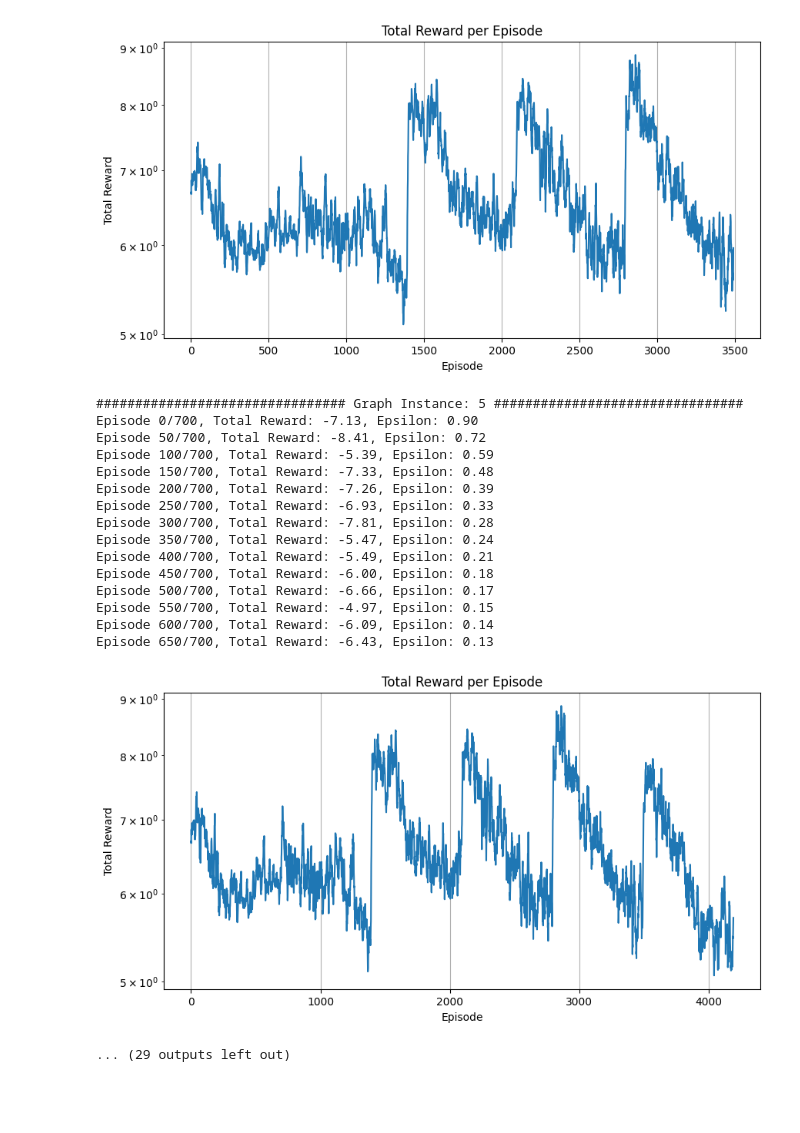
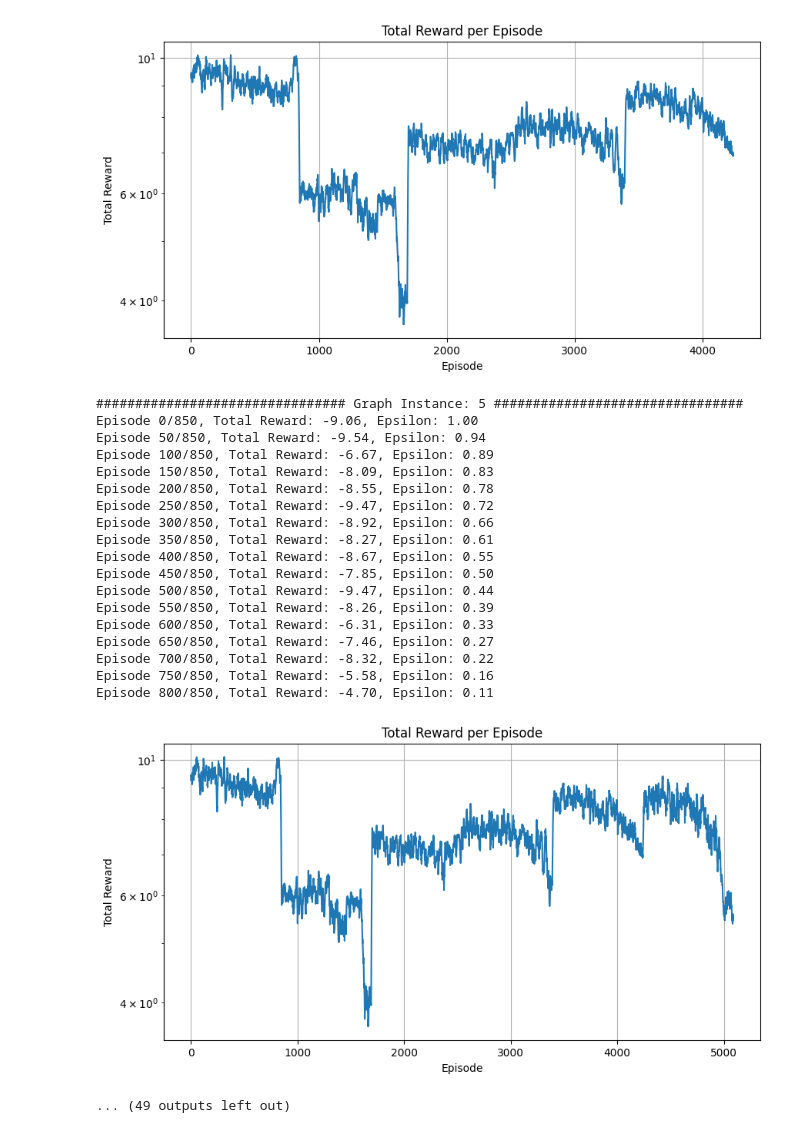
Before and after one commit to adamj34/neural_nets_AK, a Jupyter notebook: tsp_rl/s2v_tsp/s2v_lsp.ipynb, the cells around one changed output. Drawn from its saved outputs; the diff is of its cells as text; code cells hidden in the pictures; blank space fills up the shorter version.

```diff
--- a/tsp_rl/s2v_tsp/s2v_lsp.ipynb
+++ b/tsp_rl/s2v_tsp/s2v_lsp.ipynb
@@ -1,4 +1,6 @@
 # %%
+# https://arxiv.org/pdf/1704.01665
+
 import numpy as np
 import random
 import math
@@ -58,7 +60,7 @@ class ReplayMemory:
 # Define the Q-Network (a simple MLP)
 #############################################
 class QNetwork(nn.Module):
-    def __init__(self, emb_dim=16, T=5):
+    def __init__(self, emb_dim=16, T=4):
         """ emb_dim: embedding dimension p
             T: number of iterations for the graph embedding
         """
@@ -86,7 +88,7 @@ class QNetwork(nn.Module):
         self.theta6 = nn.Linear(self.emb_dim, self.emb_dim, True)
         self.theta7 = nn.Linear(self.emb_dim, self.emb_dim, True)
 
-        self.theta1_extras = nn.ModuleList([nn.Linear(self.emb_dim, self.emb_dim, bias=True)
+        self.theta1_extras = nn.ModuleList([nn.Sequential(nn.Linear(self.emb_dim, self.emb_dim, bias=True), nn.LayerNorm(self.emb_dim), nn.ReLU())
                                         for _ in range(nr_extra_layers_1)])
 
     def forward(self, xv, Ws):
@@ -110,8 +112,8 @@ class QNetwork(nn.Module):
         # Note: we first compute s1 and s3 once, as they are not dependent on mu
         mu = torch.zeros(batch_size, num_nodes, self.emb_dim, device=device)
         s1 = self.theta1(xv)  # (batch_size, num_nodes, emb_dim)
-        for layer in self.theta1_extras:
-            s1 = layer(F.relu(s1))  # we apply the extra layer
+        for layer_suite in self.theta1_extras:
+            s1 = layer_suite(s1)  # we apply the extra layer
 
         s3_1 = F.relu(self.theta4(Ws.unsqueeze(3)))  # (batch_size, nr_nodes, nr_nodes, emb_dim) - each "weigth" is a p-dim vector
         s3_2 = torch.sum(s3_1, dim=1)  # (batch_size, nr_nodes, emb_dim) - the embedding for each node
@@ -176,8 +178,8 @@ class TSP:
     def reset(self):
         return State(self.W, self.coords, [0])
 
-    def train_tsp_dql(self, policy_net, target_net, num_episodes=500, batch_size=32, gamma=0.95,
-                    epsilon_start=0.9, epsilon_end=0.1, epsilon_decay=200, target_update=10):
+    def train_tsp_dql(self, policy_net, target_net, num_episodes=500, batch_size=32, gamma=0.9, # note: interesting gamma value
+                    epsilon_start=1.0, epsilon_end=0.05, epsilon_decay=200, target_update=10):
         """coords: (n, 2) array of node coordinates, W: (n, n) distance matrix."""
 
         optimizer = optim.AdamW(policy_net.parameters(), lr=1e-3)
@@ -189,7 +191,8 @@ class TSP:
             total_reward = 0.0
 
             # Epsilon decays over episodes.
-            epsilon = epsilon_end + (epsilon_start - epsilon_end) * math.exp(-episode / epsilon_decay)
+            # epsilon = epsilon_end + (epsilon_start - epsilon_end) * math.exp(-episode / epsilon_decay)
+            epsilon = max(epsilon_end, epsilon_start - (epsilon_start - epsilon_end) * (episode / num_episodes)) # linear decay
             done = False
             while not done:
                 action = self.select_action(state, policy_net, epsilon)
@@ -296,9 +299,9 @@ class TSP:
 
 
 if __name__ == '__main__':
-    GRAPH_INSTANCES = 10
-    EPISODE_NUM=700
-    SEED = 3
+    GRAPH_INSTANCES = 20
+    EPISODE_NUM=850
+    SEED = 4
     NODE_CNT = 15
     random.seed(SEED)
     np.random.seed(SEED)
@@ -314,6 +317,8 @@ if __name__ == '__main__':
     for i in range(GRAPH_INSTANCES):
         print(f"################################ Graph Instance: {i} ################################")
         tsp = TSP(node_cnt=NODE_CNT)
+        # sync target_net with policy_net for a new graph instance
+        target_net.load_state_dict(policy_net.state_dict())
 
         policy_net, episode_rewards = tsp.train_tsp_dql(policy_net, target_net, num_episodes=EPISODE_NUM)
         rewards_history.append(episode_rewards)
@@ -418,18 +438,21 @@ Episode 650/700, Total Reward: -4.87, Epsilon: 0.13
-[figure, old version]
+[figure, new version]
 ################################ Graph Instance: 5 ################################
-Episode 0/700, Total Reward: -7.13, Epsilon: 0.90
-Episode 50/700, Total Reward: -8.41, Epsilon: 0.72
-Episode 100/700, Total Reward: -5.39, Epsilon: 0.59
-Episode 150/700, Total Reward: -7.33, Epsilon: 0.48
-Episode 200/700, Total Reward: -7.26, Epsilon: 0.39
-Episode 250/700, Total Reward: -6.93, Epsilon: 0.33
-Episode 300/700, Total Reward: -7.81, Epsilon: 0.28
-Episode 350/700, Total Reward: -5.47, Epsilon: 0.24
-Episode 400/700, Total Reward: -5.49, Epsilon: 0.21
-Episode 450/700, Total Reward: -6.00, Epsilon: 0.18
-Episode 500/700, Total Reward: -6.66, Epsilon: 0.17
-Episode 550/700, Total Reward: -4.97, Epsilon: 0.15
-Episode 600/700, Total Reward: -6.09, Epsilon: 0.14
-Episode 650/700, Total Reward: -6.43, Epsilon: 0.13
+Episode 0/850, Total Reward: -9.06, Epsilon: 1.00
+Episode 50/850, Total Reward: -9.54, Epsilon: 0.94
+Episode 100/850, Total Reward: -6.67, Epsilon: 0.89
+Episode 150/850, Total Reward: -8.09, Epsilon: 0.83
+Episode 200/850, Total Reward: -8.55, Epsilon: 0.78
+Episode 250/850, Total Reward: -9.47, Epsilon: 0.72
+Episode 300/850, Total Reward: -8.92, Epsilon: 0.66
+Episode 350/850, Total Reward: -8.27, Epsilon: 0.61
+Episode 400/850, Total Reward: -8.67, Epsilon: 0.55
+Episode 450/850, Total Reward: -7.85, Epsilon: 0.50
+Episode 500/850, Total Reward: -9.47, Epsilon: 0.44
+Episode 550/850, Total Reward: -8.26, Epsilon: 0.39
+Episode 600/850, Total Reward: -6.31, Epsilon: 0.33
+Episode 650/850, Total Reward: -7.46, Epsilon: 0.27
+Episode 700/850, Total Reward: -8.32, Epsilon: 0.22
+Episode 750/850, Total Reward: -5.58, Epsilon: 0.16
+Episode 800/850, Total Reward: -4.70, Epsilon: 0.11
-[figure, old version]
+[figure, new version]
-... (29 outputs left out)
+... (49 outputs left out)
```
Also changed, not shown: parts of 1 cell of this notebook, 1 other file.
